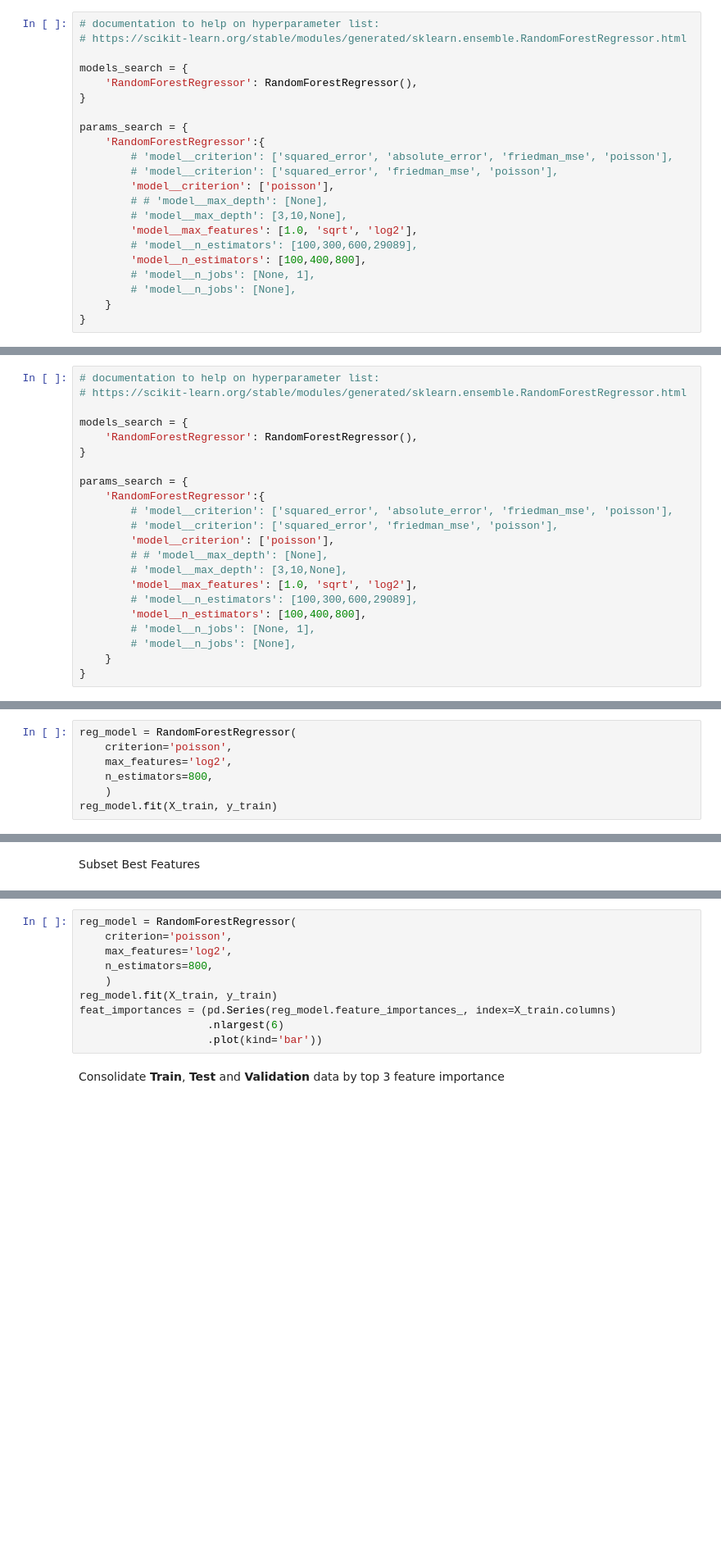
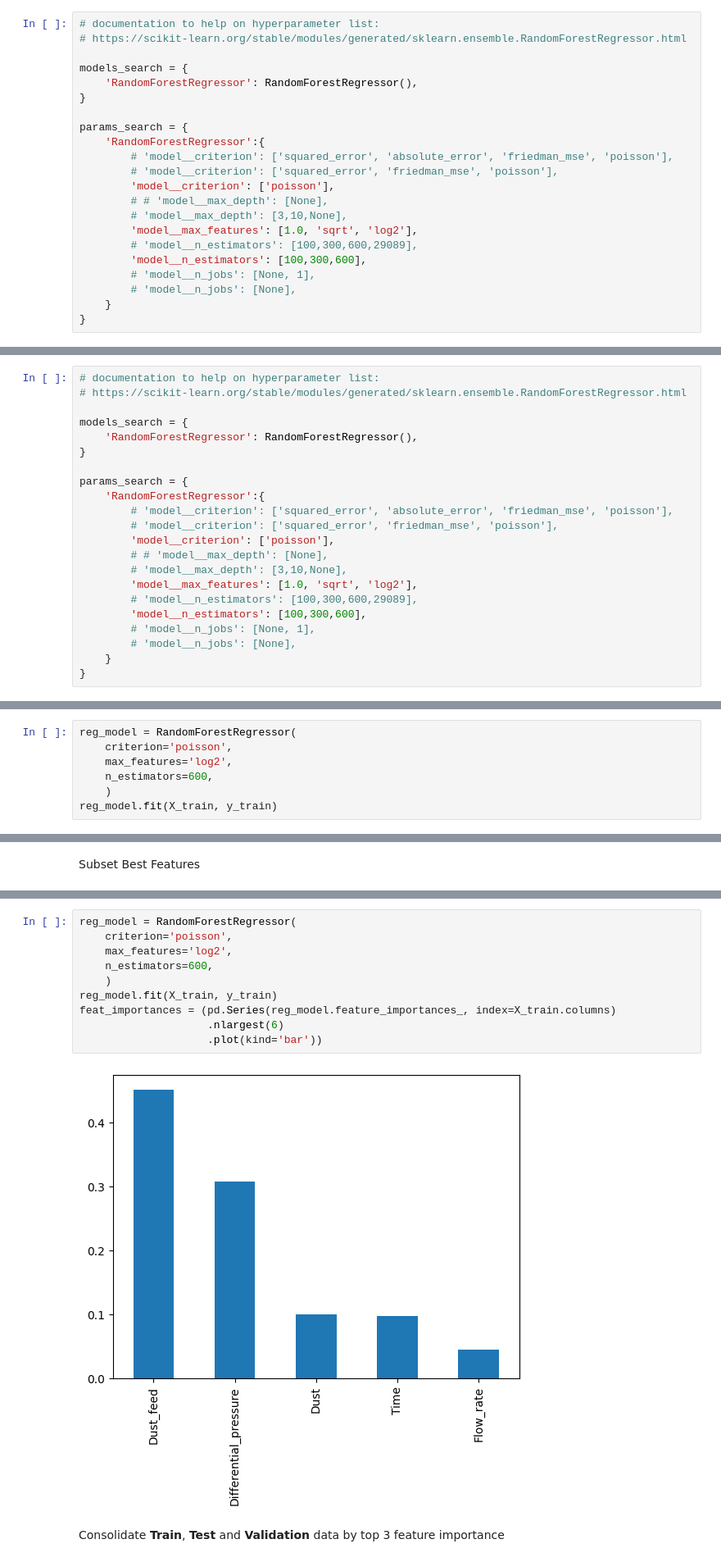
Before and after one commit to roeszler/filter-maintenance-predictor, a Jupyter notebook: jupyter_notebooks/05_RUL_Modeling and Evaluation.ipynb, the cells around one changed output, grey strips where cells are left out. Shown at 82% size. Drawn from its saved outputs; the diff is of its cells as text; blank space fills up the shorter version.

```diff
--- a/jupyter_notebooks/05_RUL_Modeling and Evaluation.ipynb
+++ b/jupyter_notebooks/05_RUL_Modeling and Evaluation.ipynb
@@ -413,7 +583,7 @@ params_search = {
         # 'model__max_depth': [3,10,None],
         'model__max_features': [1.0, 'sqrt', 'log2'],
         # 'model__n_estimators': [100,300,600,29089],
-        'model__n_estimators': [100,400,800],
+        'model__n_estimators': [100,300,600],
         # 'model__n_jobs': [None, 1],
         # 'model__n_jobs': [None],
     }
@@ -776,7 +1085,7 @@ params_search = {
         # 'model__max_depth': [3,10,None],
         'model__max_features': [1.0, 'sqrt', 'log2'],
         # 'model__n_estimators': [100,300,600,29089],
-        'model__n_estimators': [100,400,800],
+        'model__n_estimators': [100,300,600],
         # 'model__n_jobs': [None, 1],
         # 'model__n_jobs': [None],
     }
@@ -811,6 +1156,6 @@ Visualize most important features
 reg_model = RandomForestRegressor(
     criterion='poisson',
     max_features='log2',
-    n_estimators=800,
+    n_estimators=600,
     )
 reg_model.fit(X_train, y_train)
@@ -924,13 +1334,15 @@ best_regressor_pipeline
 # %%
 reg_model = RandomForestRegressor(
     criterion='poisson',
     max_features='log2',
-    n_estimators=800,
+    n_estimators=600,
     )
 reg_model.fit(X_train, y_train)
 feat_importances = (pd.Series(reg_model.feature_importances_, index=X_train.columns)
                     .nlargest(6)
                     .plot(kind='bar'))
+# %% [output]
+[figure, added]
 # %% [markdown]
 Consolidate **Train**, **Test** and **Validation** data by top 3 feature importance
 # %%
```
Also changed, not shown: parts of 82 cells of this notebook, 14 other files.
